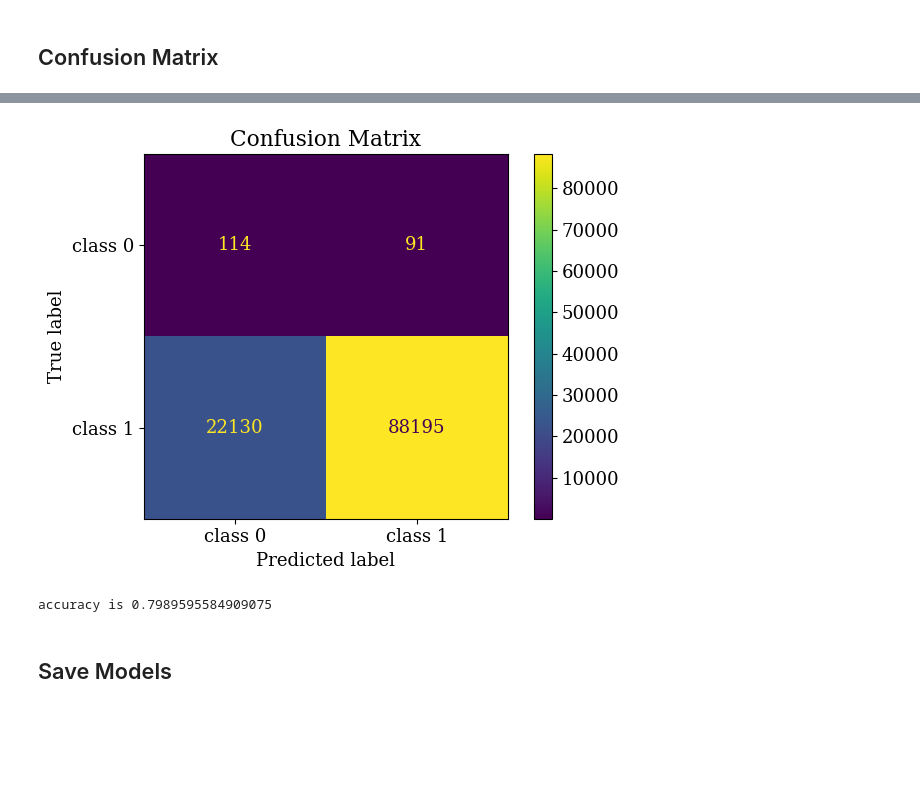
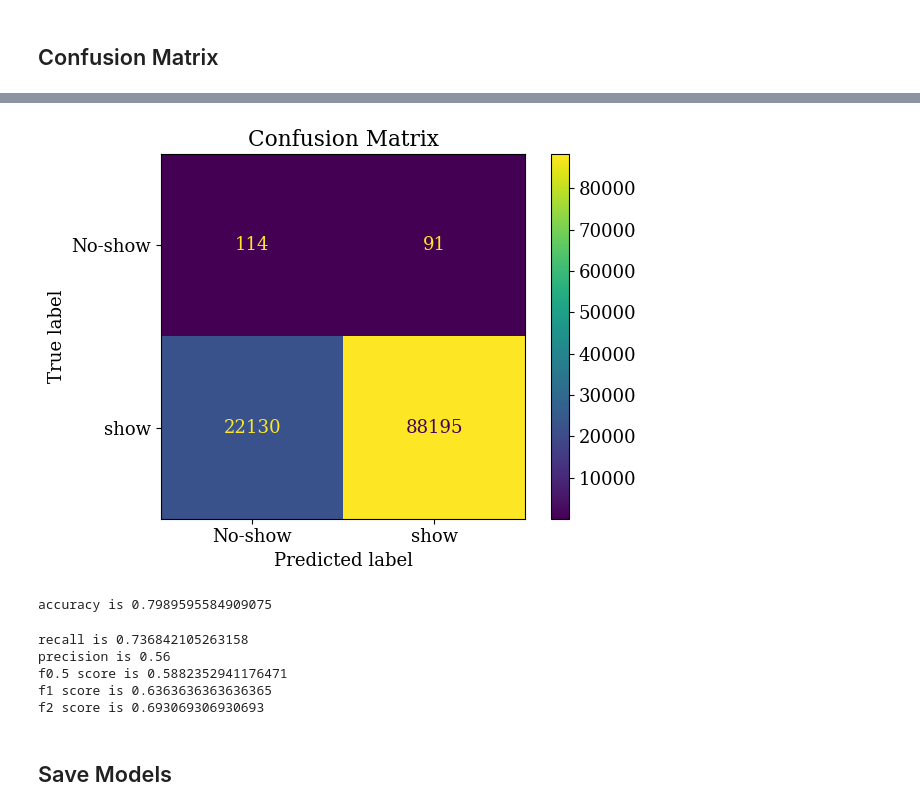
Before and after one commit to f18bc/data1030project, a Jupyter notebook: src/Final Project.ipynb, the cells around one changed output, grey strips where cells are left out. Drawn from its saved outputs; the diff is of its cells as text; code cells hidden in the pictures; blank space fills up the shorter version.

```diff
--- a/src/Final Project.ipynb
+++ b/src/Final Project.ipynb
@@ -1771,19 +1771,36 @@ accuracy is 0.7989595584909075
 # %%
 import matplotlib.pyplot as plt
 from sklearn.metrics import ConfusionMatrixDisplay
 
 tmp = df1
 y_true_tmp, y_pred_tmp = tmp['y_pred'], tmp['y_true']
 cm = confusion_matrix(y_true_tmp, y_pred_tmp)
-disp = ConfusionMatrixDisplay(cm,display_labels=['class 0', 'class 1'])
+disp = ConfusionMatrixDisplay(cm,display_labels=['No-show', 'show'])
 disp.plot()
 plt.title('Confusion Matrix')
 plt.tight_layout()
 plt.show()
 print("accuracy is", accuracy_score(y_true_tmp, y_pred_tmp))
 # %% [output]
-[figure, old version]
+[figure, new version]
 accuracy is 0.7989595584909075
+# %%
+recall = 0.56/(0.56+0.2)
+precision = 0.56/(0.56+0.44)
+f1 = (2 * precision * recall) / (precision + recall)
+f2 = (5 * precision * recall) / (4 * precision + recall)
+f0_5 = (1.25 * precision * recall) / (0.25 * precision + recall)
+print('recall is', recall)
+print('precision is', precision)
+print('f0.5 score is', f0_5)
+print('f1 score is', f1)
+print('f2 score is', f2)
+# %% [output]
+recall is 0.736842105263158
+precision is 0.56
+f0.5 score is 0.5882352941176471
+f1 score is 0.6363636363636365
+f2 score is 0.693069306930693
 # %% [markdown]
 ## Save Models
 # %%
```
Also changed, not shown: parts of 5 cells of this notebook, 1 other file.
